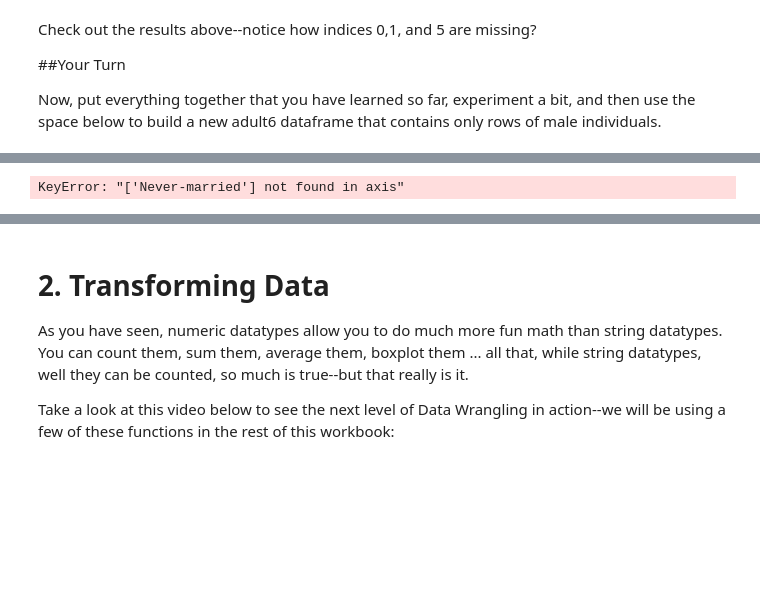
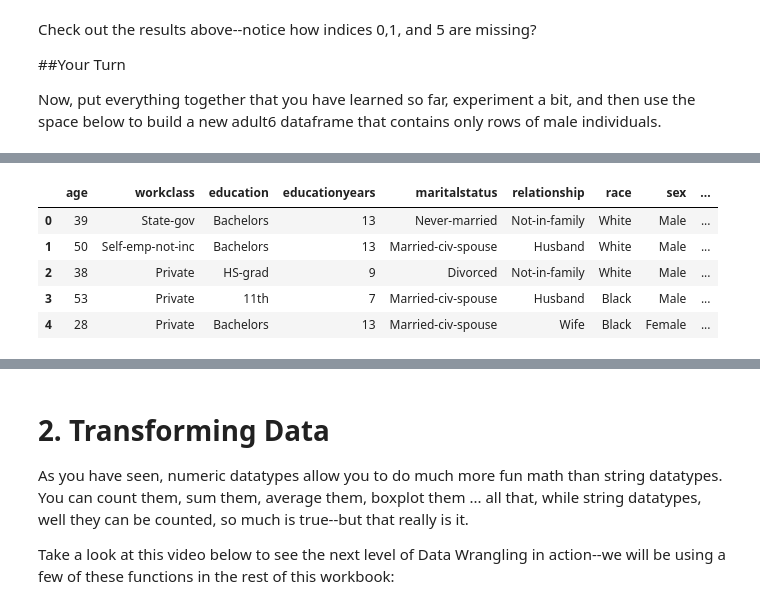
Before and after one commit to CAGEHLH/Data-Mining-and-apps, a Jupyter notebook: Copy_of_Module2_Preprocessing.ipynb, the cells around one changed output, grey strips where cells are left out. Drawn from its saved outputs; the diff is of its cells as text; code cells hidden in the pictures; blank space fills up the shorter version.

```diff
--- a/Copy_of_Module2_Preprocessing.ipynb
+++ b/Copy_of_Module2_Preprocessing.ipynb
@@ -565,11 +570,17 @@ adult5.head()
 | 3 | 53 | Private | 11th | 7 | Married-civ-spouse | Handlers-cleaners | Husband | Black | ... |
 | 4 | 28 | Private | Bachelors | 13 | Married-civ-spouse | Prof-specialty | Wife | Black | ... |
 | 5 | 37 | Private | Masters | 14 | Married-civ-spouse | Exec-managerial | Wife | White | ... |
-# %%
-adult5 = adult5.drop('Never-married', axis=0)
-adult5.head()
-# %% [output]
-KeyError: "['Never-married'] not found in axis"
+# %%
+adult4.head()
+adult4 = adult.drop('occupation', axis=1)
+adult4.head()
+# %% [output]
+|  | age | workclass | education | educationyears | maritalstatus | relationship | race | sex | ... |
+| 0 | 39 | State-gov | Bachelors | 13 | Never-married | Not-in-family | White | Male | ... |
+| 1 | 50 | Self-emp-not-inc | Bachelors | 13 | Married-civ-spouse | Husband | White | Male | ... |
+| 2 | 38 | Private | HS-grad | 9 | Divorced | Not-in-family | White | Male | ... |
+| 3 | 53 | Private | 11th | 7 | Married-civ-spouse | Husband | Black | Male | ... |
+| 4 | 28 | Private | Bachelors | 13 | Married-civ-spouse | Wife | Black | Female | ... |
 # %%
 adult5 = adult
 adult5 = adult5.set_index('education')
```
Also changed, not shown: parts of 14 cells of this notebook.
